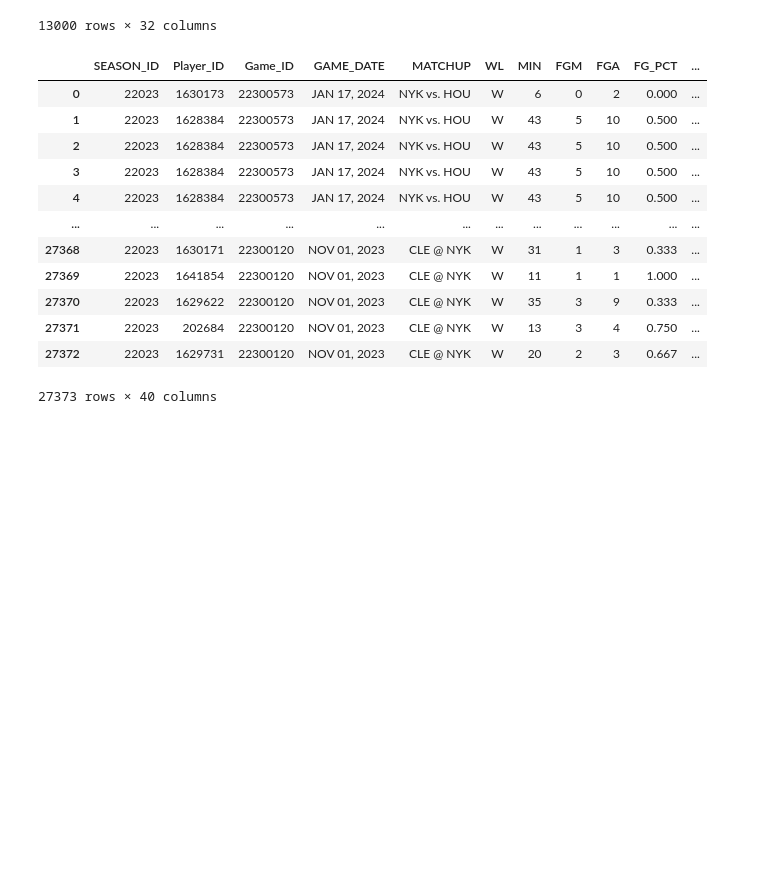
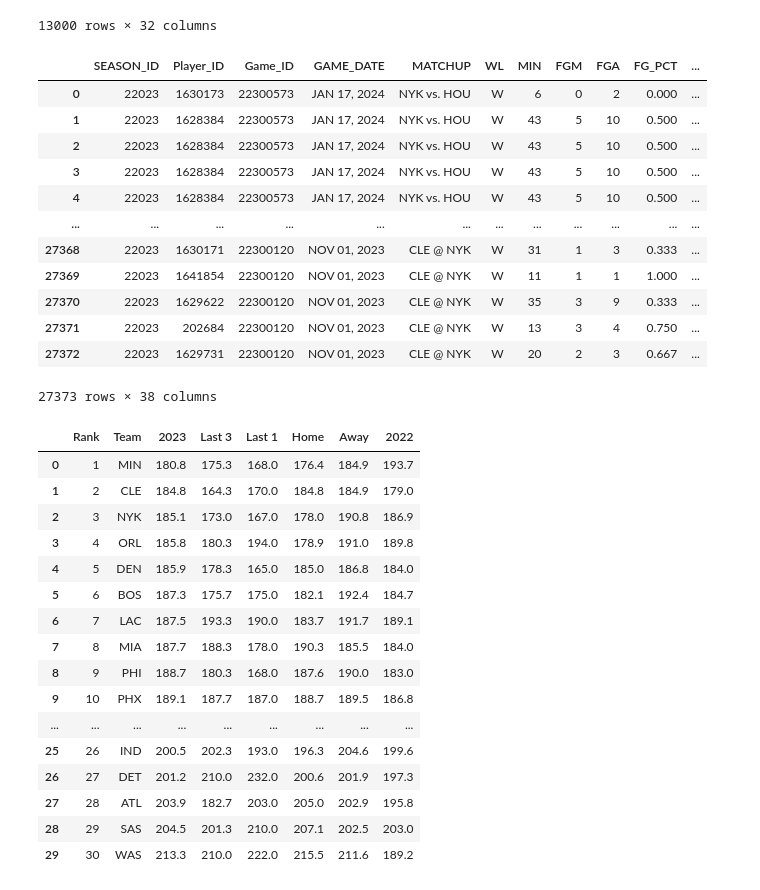
Before and after one commit to DhirenShivdasani/NBA-player-prop-analysis, a Jupyter notebook: Untitled.ipynb, the cells around one changed output. Drawn from its saved outputs; the diff is of its cells as text; code cells hidden in the pictures; blank space fills up the shorter version.

Commit message:
Automated data update

```diff
--- a/Untitled.ipynb
+++ b/Untitled.ipynb
@@ -556,7 +556,7 @@ merged_data.to_csv('merged_data.csv', index = False)
 
 dataframe = pd.read_csv('merged_data.csv')
 # %%
-merged_data
+dataframe
 # %% [output]
 |  | SEASON_ID | Player_ID | Game_ID | GAME_DATE | MATCHUP | WL | MIN | FGM | FGA | FG_PCT | ... |
 | 0 | 22023 | 1630173 | 22300573 | JAN 17, 2024 | NYK vs. HOU | W | 6 | 0 | 2 | 0.000 | ... |
@@ -570,4 +570,33 @@ merged_data
 | 27370 | 22023 | 1629622 | 22300120 | NOV 01, 2023 | CLE @ NYK | W | 35 | 3 | 9 | 0.333 | ... |
 | 27371 | 22023 | 202684 | 22300120 | NOV 01, 2023 | CLE @ NYK | W | 13 | 3 | 4 | 0.750 | ... |
 | 27372 | 22023 | 1629731 | 22300120 | NOV 01, 2023 | CLE @ NYK | W | 20 | 2 | 3 | 0.667 | ... |
-27373 rows × 40 columns
+27373 rows × 38 columns
+# %%
+opra = pd.read_csv('team_stats/opponent-points-plus-rebounds-plus-assists-per-gam_data.csv')
+opra.rename(columns={'Rank': 'Rank_PRA_Defense_Rank'}, inplace=True)
+pra = pd.read_csv('team_stats/points-plus-rebounds-plus-assists-per-game_data.csv')
+pra.rename(columns={'Rank': 'PRA_Rank'}, inplace=True)
+opr = pd.read_csv('team_stats/opponent-points-plus-rebounds-per-game_data')
+opra.rename(columns={'Rank': 'Rank_PRA_Defense_Rank'}, inplace=True)
+pra = pd.read_csv('team_stats/points-plus-rebounds-plus-assists-per-game_data.csv')
+pra.rename(columns={'Rank': 'PRA_Rank'}, inplace=True)
+# %%
+opra
+# %% [output]
+|  | Rank | Team | 2023 | Last 3 | Last 1 | Home | Away | 2022 |
+| 0 | 1 | MIN | 180.8 | 175.3 | 168.0 | 176.4 | 184.9 | 193.7 |
+| 1 | 2 | CLE | 184.8 | 164.3 | 170.0 | 184.8 | 184.9 | 179.0 |
+| 2 | 3 | NYK | 185.1 | 173.0 | 167.0 | 178.0 | 190.8 | 186.9 |
+| 3 | 4 | ORL | 185.8 | 180.3 | 194.0 | 178.9 | 191.0 | 189.8 |
+| 4 | 5 | DEN | 185.9 | 178.3 | 165.0 | 185.0 | 186.8 | 184.0 |
+| 5 | 6 | BOS | 187.3 | 175.7 | 175.0 | 182.1 | 192.4 | 184.7 |
+| 6 | 7 | LAC | 187.5 | 193.3 | 190.0 | 183.7 | 191.7 | 189.1 |
+| 7 | 8 | MIA | 187.7 | 188.3 | 178.0 | 190.3 | 185.5 | 184.0 |
+| 8 | 9 | PHI | 188.7 | 180.3 | 168.0 | 187.6 | 190.0 | 183.0 |
+| 9 | 10 | PHX | 189.1 | 187.7 | 187.0 | 188.7 | 189.5 | 186.8 |
+| ... | ... | ... | ... | ... | ... | ... | ... | ... |
+| 25 | 26 | IND | 200.5 | 202.3 | 193.0 | 196.3 | 204.6 | 199.6 |
+| 26 | 27 | DET | 201.2 | 210.0 | 232.0 | 200.6 | 201.9 | 197.3 |
+| 27 | 28 | ATL | 203.9 | 182.7 | 203.0 | 205.0 | 202.9 | 195.8 |
+| 28 | 29 | SAS | 204.5 | 201.3 | 210.0 | 207.1 | 202.5 | 203.0 |
+| 29 | 30 | WAS | 213.3 | 210.0 | 222.0 | 215.5 | 211.6 | 189.2 |
```
Also changed, not shown: parts of 4 cells of this notebook, 5 other files.
